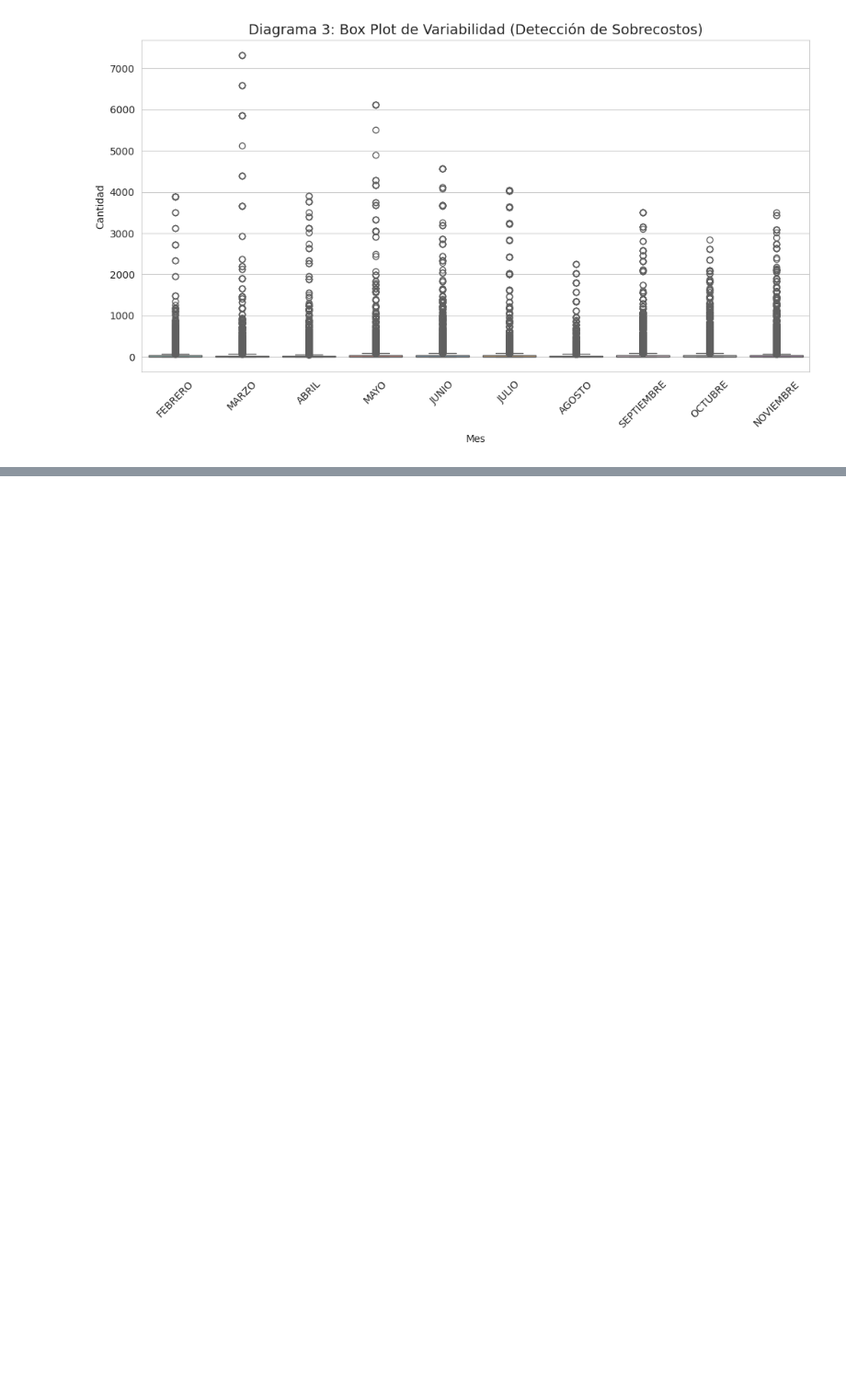
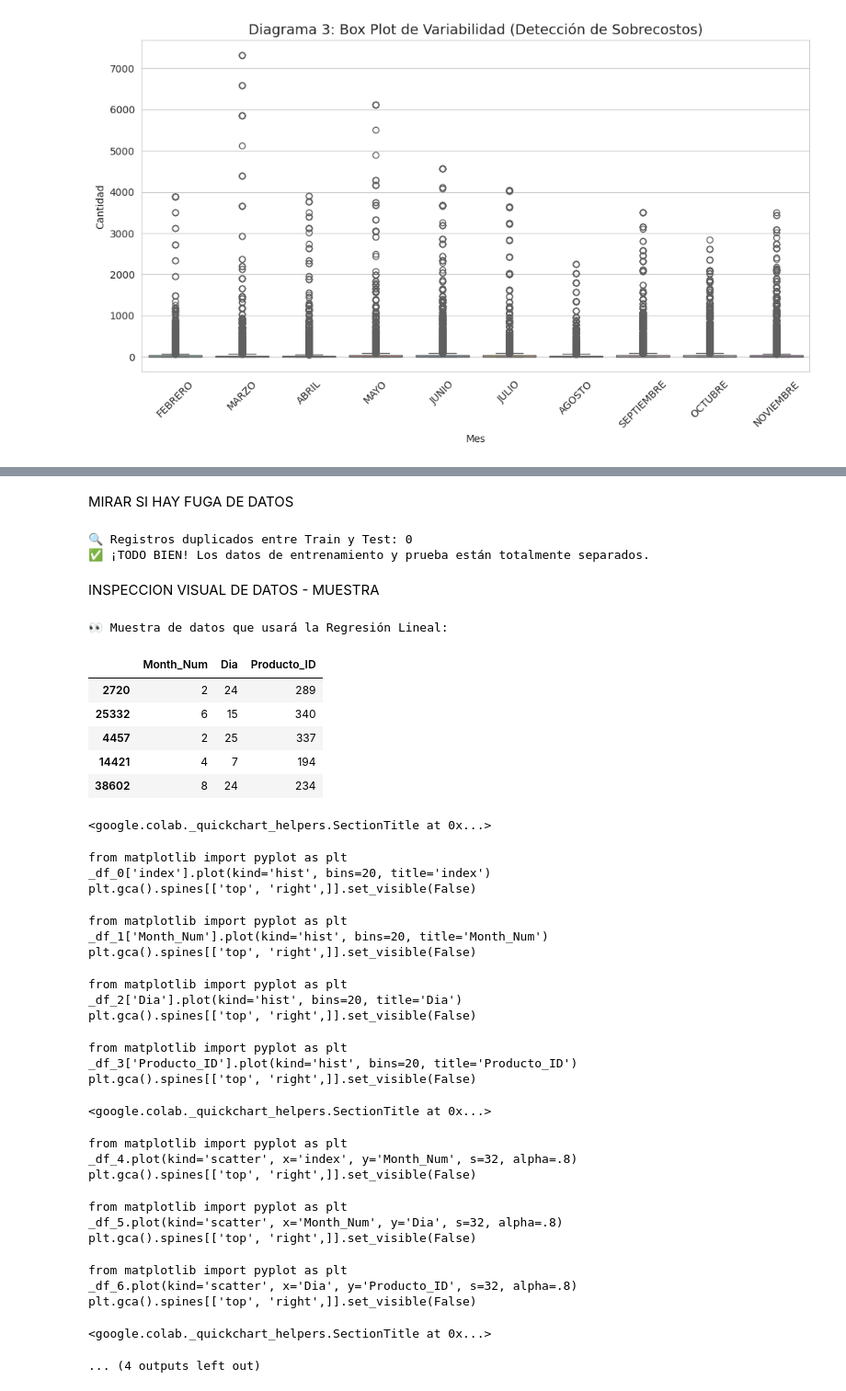
Before and after one commit to victoregomezf-maker/seminario, a Jupyter notebook: Predicción_de_demanda_insumos_medicos.ipynb, the cells around one changed output, grey strips where cells are left out. Shown at 92% size. Cells and saved outputs as stored; diff of their text form; code cells hidden in the pictures; blank space fills up the shorter version.

```diff
--- a/Predicción_de_demanda_insumos_medicos.ipynb
+++ b/Predicción_de_demanda_insumos_medicos.ipynb
@@ -229,0 +255,12 @@ Passing `palette` without assigning `hue` is deprecated and will be removed in v
+# %%
+from sklearn.preprocessing import LabelEncoder
+
+# Creamos el codificador
+le = LabelEncoder()
+
+# Creamos la columna 'Producto_ID' basándonos en la columna 'Producto'
+df_final['Producto_ID'] = le.fit_transform(df_final['Producto'])
+
+print("✅ Paso 1 completado: Ahora cada producto tiene un ID numérico.")
+# Verificamos los primeros 5 productos y sus IDs
+df_final[['Producto', 'Producto_ID']].drop_duplicates().head(5)
@@ -229,0 +380,54 @@ Passing `palette` without assigning `hue` is deprecated and will be removed in v
+# %% [markdown]
+MIRAR SI HAY FUGA DE DATOS
+# %%
+# Revisamos que los índices sean únicos y no se repitan entre grupos
+indices_repetidos = X_train.index.isin(X_test.index).sum()
+
+print(f"🔍 Registros duplicados entre Train y Test: {indices_repetidos}")
+
+if indices_repetidos == 0:
+    print("✅ ¡TODO BIEN! Los datos de entrenamiento y prueba están totalmente separados.")
+else:
+    print("⚠️ CUIDADO: Hay datos mezclados.")
+# %% [output]
+🔍 Registros duplicados entre Train y Test: 0
+✅ ¡TODO BIEN! Los datos de entrenamiento y prueba están totalmente separados.
+# %% [markdown]
+INSPECCION VISUAL DE DATOS - MUESTRA
+# %%
+# Imprime una muestra aleatoria para ver si los IDs tienen sentido
+print("👀 Muestra de datos que usará la Regresión Lineal:")
+display(X_train.sample(5))
+# %% [output]
+👀 Muestra de datos que usará la Regresión Lineal:
+|  | Month_Num | Dia | Producto_ID |
+| 2720 | 2 | 24 | 289 |
+| 25332 | 6 | 15 | 340 |
+| 4457 | 2 | 25 | 337 |
+| 14421 | 4 | 7 | 194 |
+| 38602 | 8 | 24 | 234 |
+<google.colab._quickchart_helpers.SectionTitle at 0x...>
+from matplotlib import pyplot as plt
+_df_0['index'].plot(kind='hist', bins=20, title='index')
+plt.gca().spines[['top', 'right',]].set_visible(False)
+from matplotlib import pyplot as plt
+_df_1['Month_Num'].plot(kind='hist', bins=20, title='Month_Num')
+plt.gca().spines[['top', 'right',]].set_visible(False)
+from matplotlib import pyplot as plt
+_df_2['Dia'].plot(kind='hist', bins=20, title='Dia')
+plt.gca().spines[['top', 'right',]].set_visible(False)
+from matplotlib import pyplot as plt
+_df_3['Producto_ID'].plot(kind='hist', bins=20, title='Producto_ID')
+plt.gca().spines[['top', 'right',]].set_visible(False)
+<google.colab._quickchart_helpers.SectionTitle at 0x...>
+from matplotlib import pyplot as plt
+_df_4.plot(kind='scatter', x='index', y='Month_Num', s=32, alpha=.8)
+plt.gca().spines[['top', 'right',]].set_visible(False)
+from matplotlib import pyplot as plt
+_df_5.plot(kind='scatter', x='Month_Num', y='Dia', s=32, alpha=.8)
+plt.gca().spines[['top', 'right',]].set_visible(False)
+from matplotlib import pyplot as plt
+_df_6.plot(kind='scatter', x='Dia', y='Producto_ID', s=32, alpha=.8)
+plt.gca().spines[['top', 'right',]].set_visible(False)
+<google.colab._quickchart_helpers.SectionTitle at 0x...>
+... (4 outputs left out)
```
Also changed, not shown: parts of 18 cells of this notebook.
